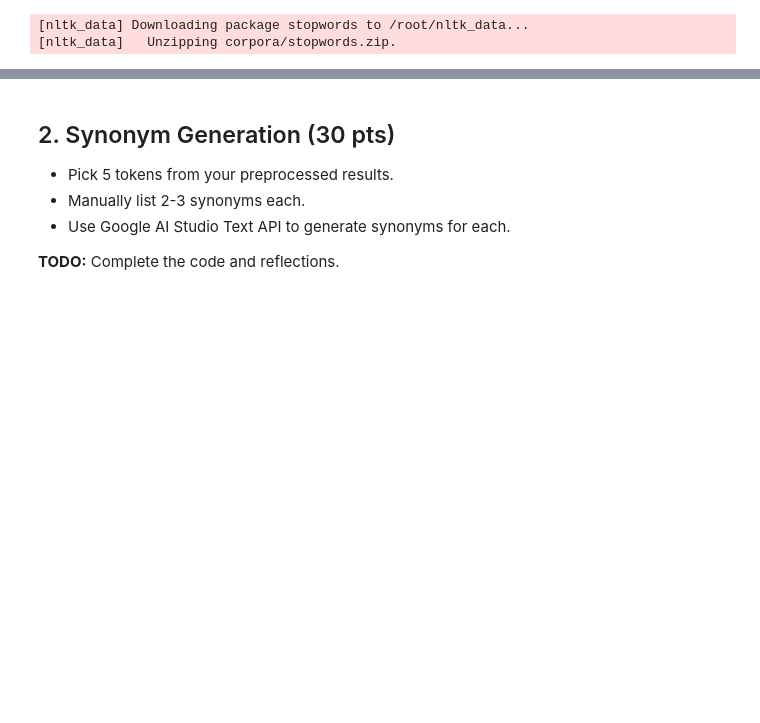
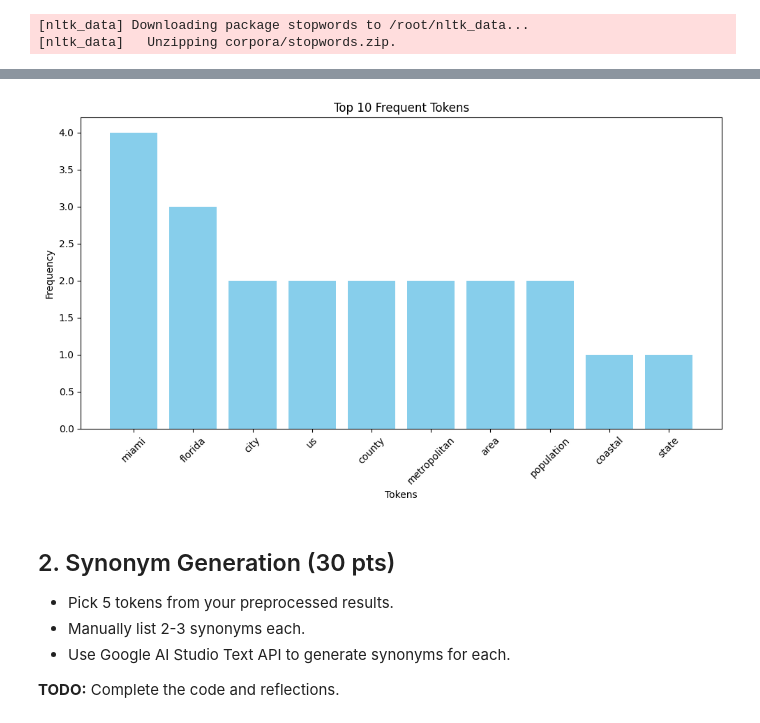
Before and after one commit to Gareth001er/Garethai33, a Jupyter notebook: Lab1_Foundations_of_NLP_API.ipynb, the cells around one changed output, grey strips where cells are left out. Saved outputs shown, nothing was run; the diff lists cells and outputs as text; code cells hidden in the pictures; blank space fills up the shorter version.

```diff
--- a/Lab1_Foundations_of_NLP_API.ipynb
+++ b/Lab1_Foundations_of_NLP_API.ipynb
@@ -86,0 +85,45 @@ print(filtered_tokens)
+# %%
+# TODO: Plot frequent tokens
+
+import requests
+import string
+import nltk
+from nltk.corpus import stopwords
+from collections import Counter
+import matplotlib.pyplot as plt
+
+# Download stopwords if not already downloaded
+nltk.download('stopwords')
+
+# Fetch summary from Wikipedia
+resp = requests.get("https://en.wikipedia.org/api/rest_v1/page/summary/Miami").json()
+text = resp["extract"]
+
+# Preprocess: lowercase, remove punctuation
+text = text.lower()
+text = text.translate(str.maketrans('', '', string.punctuation))
+
+# Tokenize
+tokens = text.split()
+
+# Remove stopwords
+stop_words = set(stopwords.words('english'))
+filtered_tokens = [word for word in tokens if word not in stop_words]
+
+# Count frequencies
+token_counts = Counter(filtered_tokens)
+
+# Get top 10 most common tokens
+most_common = token_counts.most_common(10)
+
+# Plotting
+words, counts = zip(*most_common)
+plt.figure(figsize=(10, 6))
+plt.bar(words, counts, color='skyblue')
+plt.title("Top 10 Frequent Tokens")
+plt.xlabel("Tokens")
+plt.ylabel("Frequency")
+plt.xticks(rotation=45)
+plt.tight_layout()
+plt.show()
+# %% [output]
@@ -87,3 +132,4 @@ print(filtered_tokens)
+[figure, added]
 # %% [markdown]
 ## 2. Synonym Generation (30 pts)
 
```
Also changed, not shown: parts of 2 cells of this notebook.
